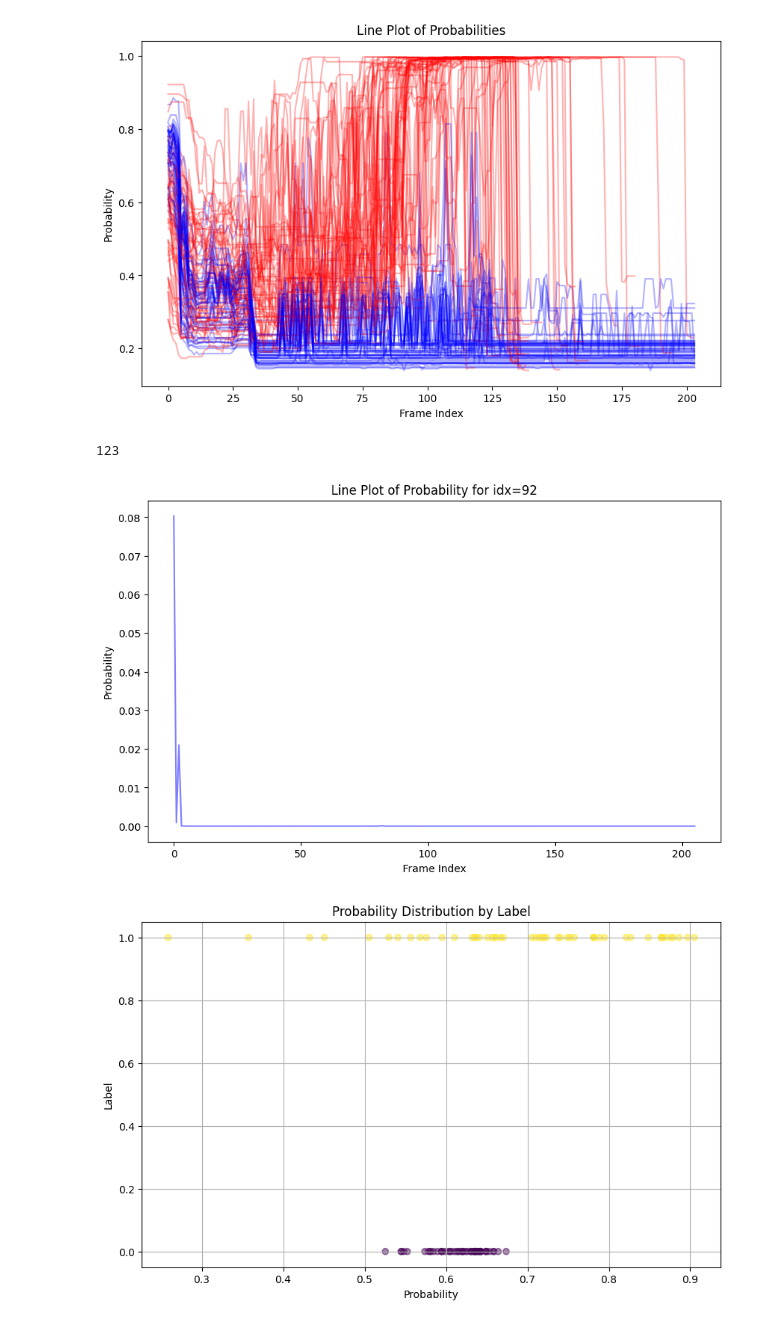
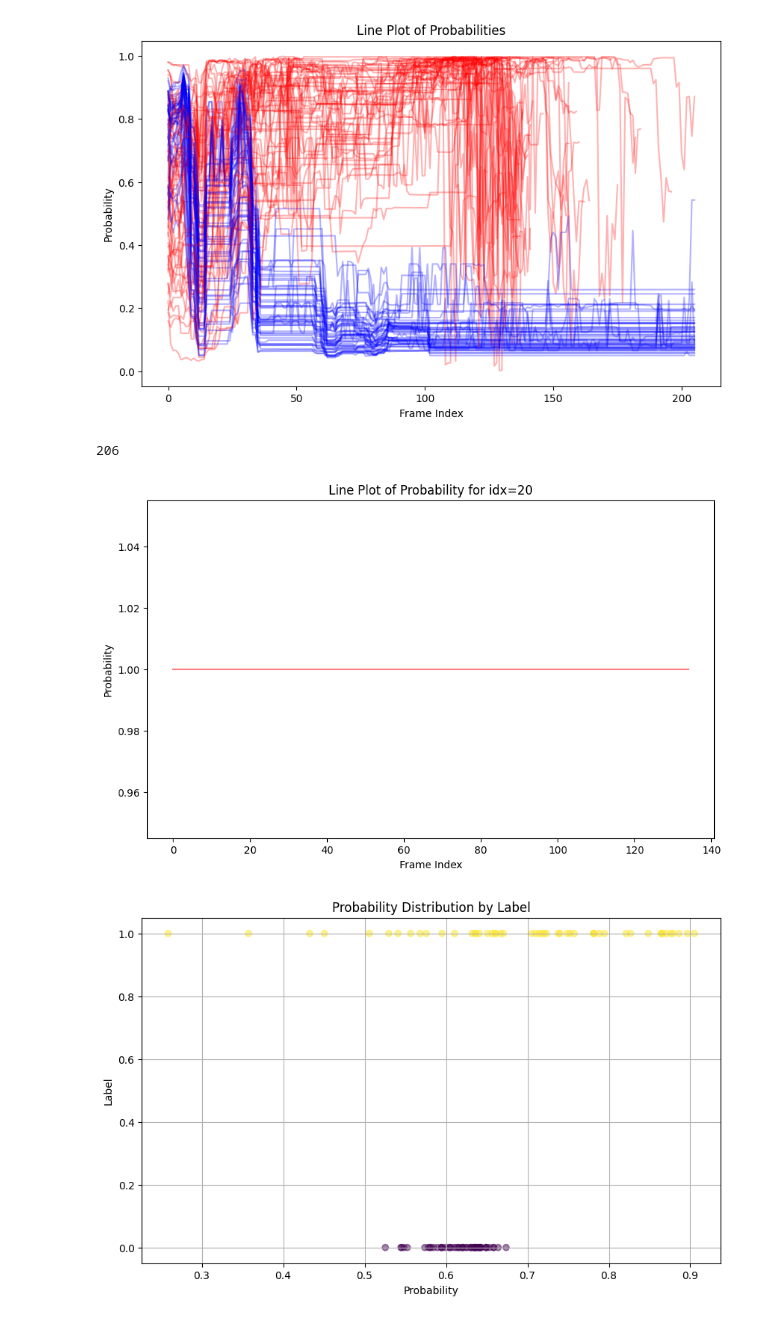
Before and after one commit to lygeng0427/BAKU, a Jupyter notebook: baku/visualize.ipynb, the cells around one changed output. Cells and saved outputs as stored; diff of their text form; code cells hidden in the pictures.

```diff
--- a/baku/visualize.ipynb
+++ b/baku/visualize.ipynb
@@ -1,40 +1,40 @@
 # %%
 import ast
 import matplotlib.pyplot as plt
 import pandas as pd
 
-csv_path = "/home/lgeng/BAKU/baku/exp_local/eval/2024.07.17_supervised_eval/deterministic/121829_hidden_dim_256/probs.csv"
+csv_path = "/home/lgeng/BAKU/baku/exp_local/eval/2024.08.12_supervised_eval/deterministic/150639_hidden_dim_256/probs.csv"
 # /home/lgeng/BAKU/baku/exp_local/eval/2024.07.30_supervised_eval/deterministic/143231_hidden_dim_256/probs.csv
 # /home/lgeng/BAKU/baku/exp_local/eval/2024.07.28_supervised_eval/deterministic/232109_hidden_dim_256/probs.csv
 # Great one: /home/lgeng/BAKU/baku/exp_local/eval/2024.07.17_supervised_eval/deterministic/121829_hidden_dim_256/probs.csv
 data = pd.read_csv(csv_path)
 # Convert the 'Probs' column from string representation of lists to actual lists
 data['Probs'] = data['Probs'].apply(ast.literal_eval)
 
 # Create a line plot
 plt.figure(figsize=(10, 6))
 
 # Plot each row in the 'Probs' column
 for idx, row in data.iterrows():
     # if row['Labels'] == 0:
         color = 'blue' if row['Labels'] == 0 else 'red'
         plt.plot(row['Probs'], color=color, alpha=0.3, label='{}'.format("success" if row['Labels'] == 1 else "failure"))
 
 plt.xlabel('Frame Index')
 plt.ylabel('Probability')
 plt.title('Line Plot of Probabilities')
 plt.show()
 # %% [output]
-[figure, old version]
+[figure, new version]
 # %%
 len(data['Probs'][37])
 # %% [output]
-123
+206
 # %%
 # Create a line plot
 plt.figure(figsize=(10, 6))
 
-idx = 92
+idx = 20
 # Plot each row in the 'Probs' column
 row = data.iloc[idx]
 color = 'blue' if row['Labels'] == 0 else 'red'
@@ -45,7 +45,7 @@ plt.ylabel('Probability')
 plt.title('Line Plot of Probability for idx={}'.format(idx))
 plt.show()
 # %% [output]
-[figure, old version]
+[figure, new version]
 # %%
 import ast
 import matplotlib.pyplot as plt
```
Also changed, not shown: 4 other files.
